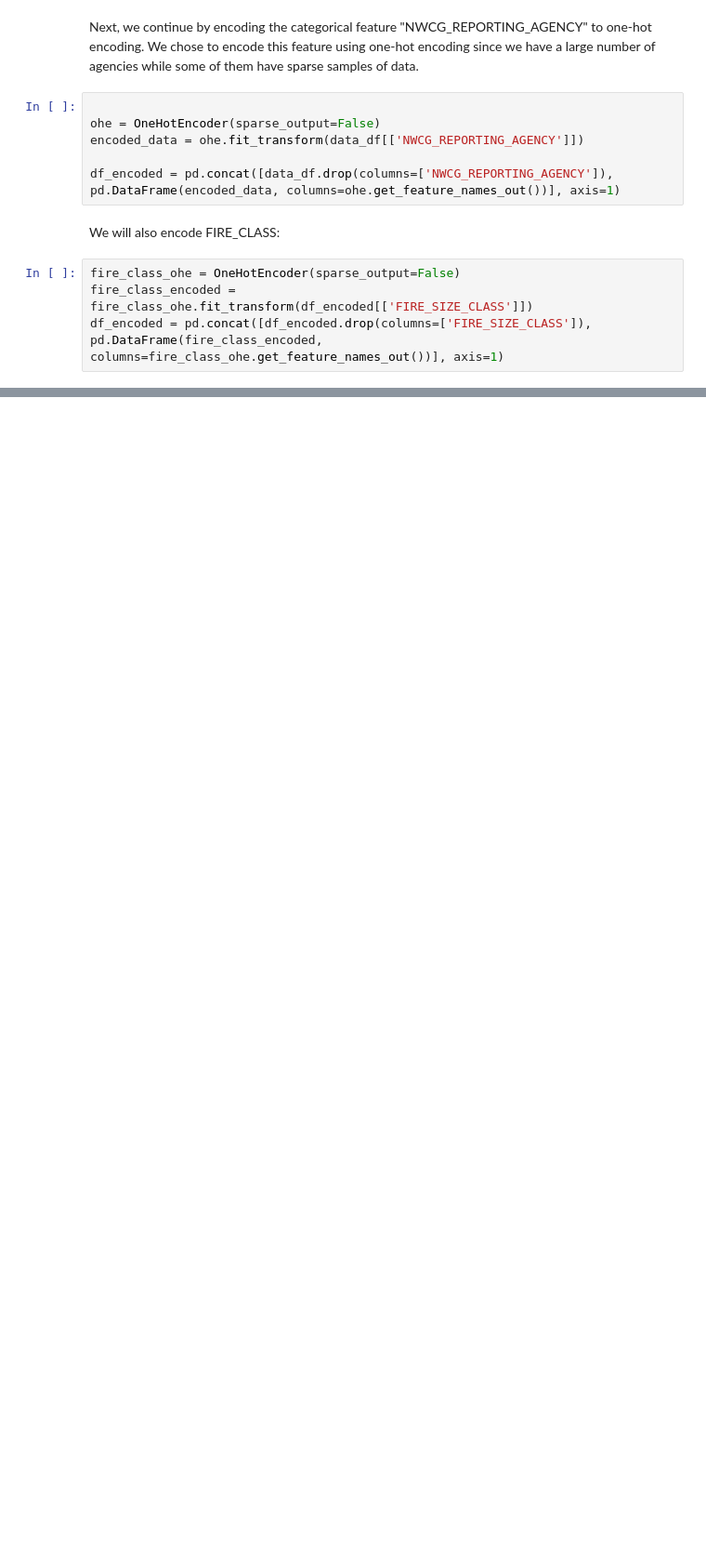
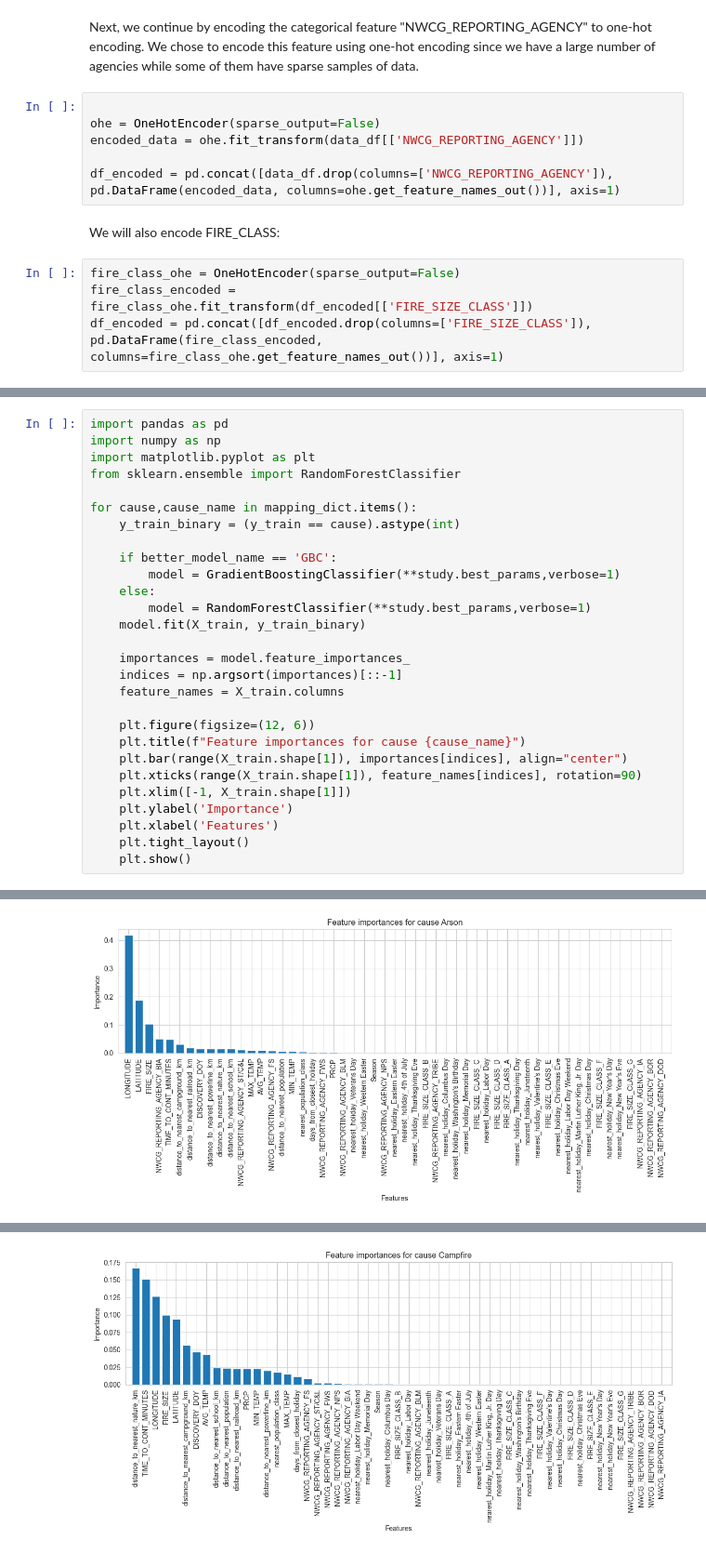
Before and after one commit to tal412/DataScienceFiresProject, a Jupyter notebook: FinalProject.ipynb, the cells around one changed output, grey strips where cells are left out. Shown at 93% size. Drawn from its saved outputs; the diff is of its cells as text; blank space fills up the shorter version.

```diff
--- a/FinalProject.ipynb
+++ b/FinalProject.ipynb
@@ -650,0 +915,29 @@ Structure: 0.02
+# %%
+import pandas as pd
+import numpy as np
+import matplotlib.pyplot as plt
+from sklearn.ensemble import RandomForestClassifier
+
+for cause,cause_name in mapping_dict.items():
+    y_train_binary = (y_train == cause).astype(int)
+
+    if better_model_name == 'GBC':
+        model = GradientBoostingClassifier(**study.best_params,verbose=1)
+    else:
+        model = RandomForestClassifier(**study.best_params,verbose=1)
+    model.fit(X_train, y_train_binary)
+
+    importances = model.feature_importances_
+    indices = np.argsort(importances)[::-1]
+    feature_names = X_train.columns
+
+    plt.figure(figsize=(12, 6))
+    plt.title(f"Feature importances for cause {cause_name}")
+    plt.bar(range(X_train.shape[1]), importances[indices], align="center")
+    plt.xticks(range(X_train.shape[1]), feature_names[indices], rotation=90)
+    plt.xlim([-1, X_train.shape[1]])
+    plt.ylabel('Importance')
+    plt.xlabel('Features')
+    plt.tight_layout()
+    plt.show()
+# %% [output]
@@ -650,0 +946 @@ Structure: 0.02
+[figure, added]
@@ -650,0 +949 @@ Structure: 0.02
+[figure, added]
```
Also changed, not shown: parts of 40 cells of this notebook.
